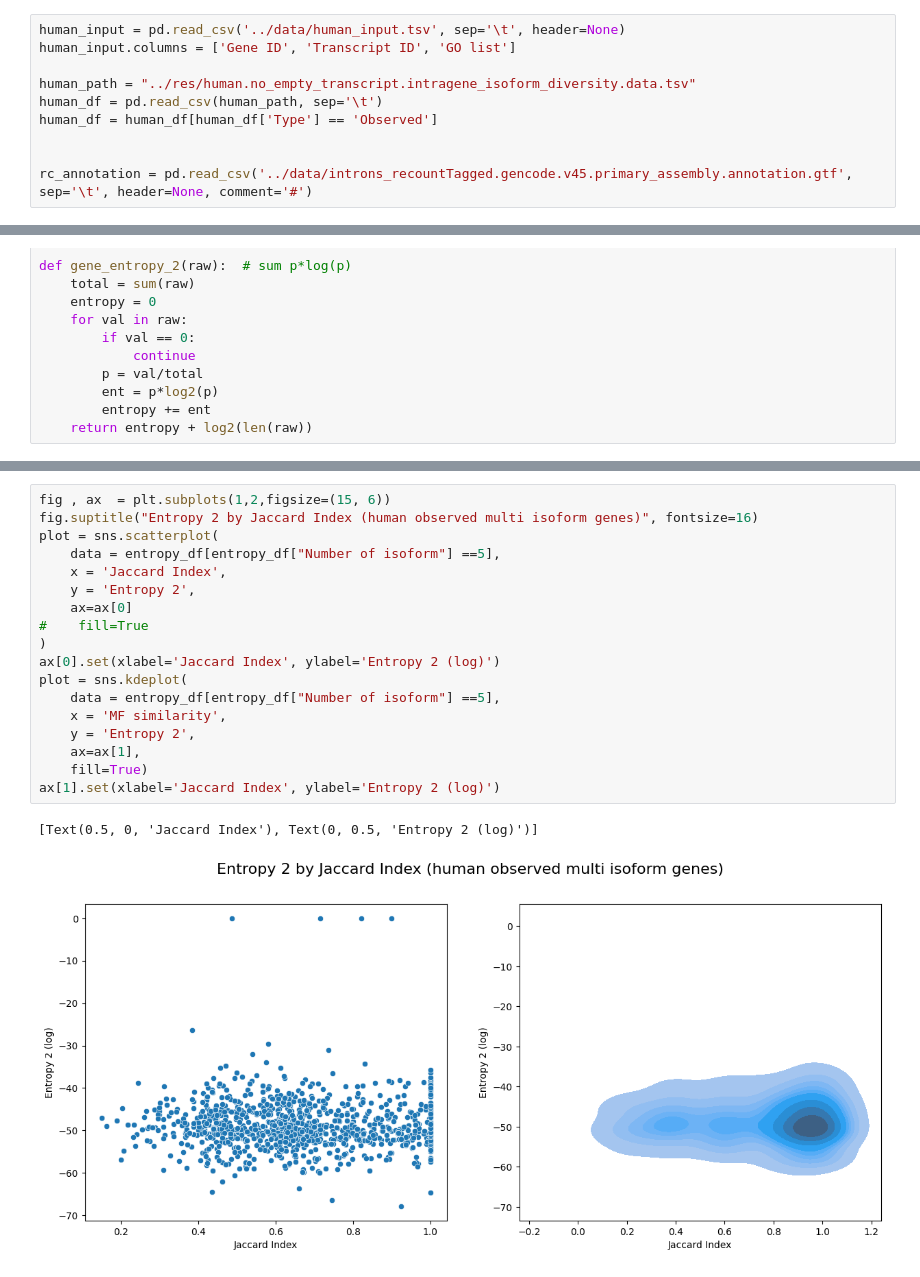
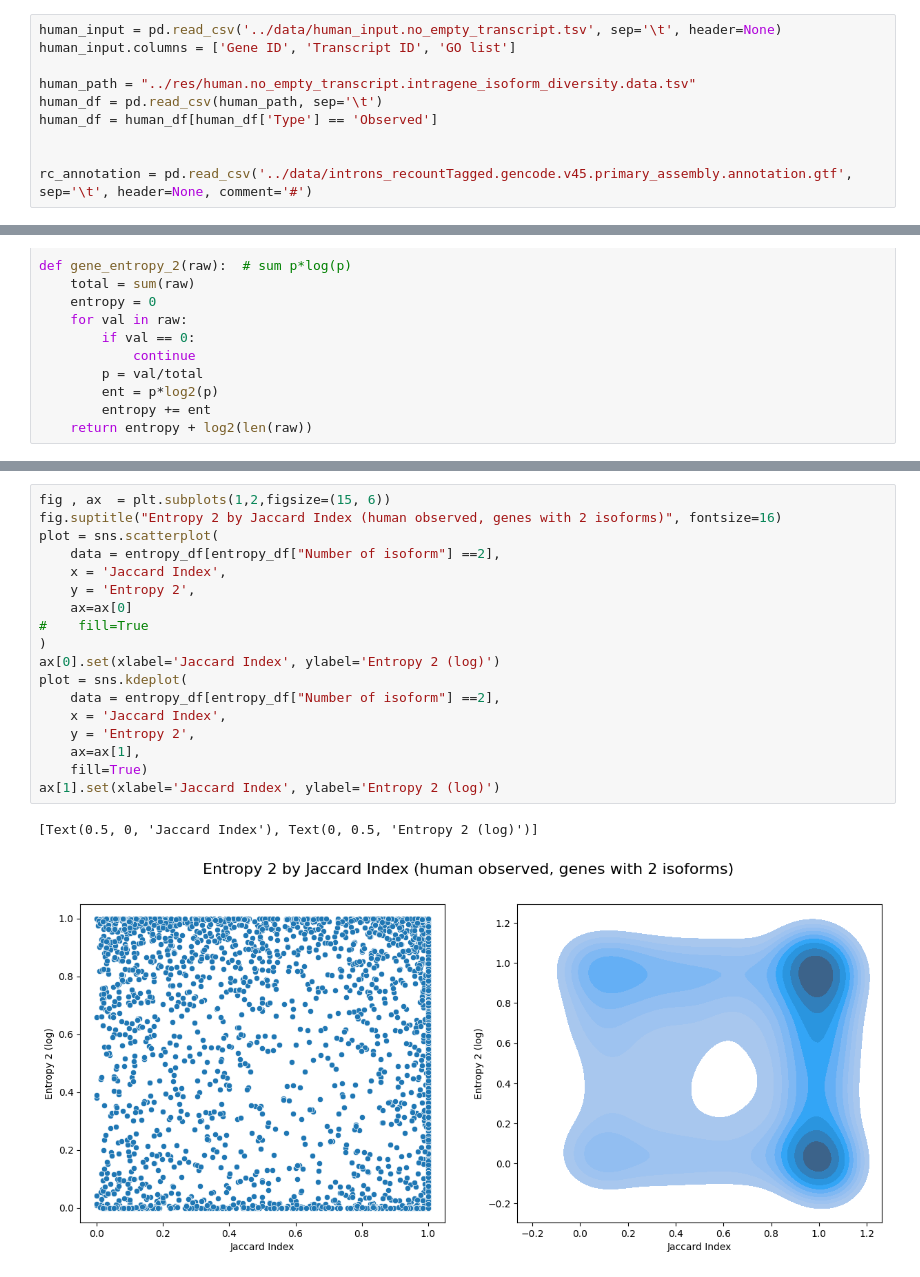
Before and after one commit to pierregerenton/intrinsicgenediversity, a Jupyter notebook: src/entropy_analysis_no_empty_transcript.ipynb, the cells around one changed output, grey strips where cells are left out. Drawn from its saved outputs; the diff is of its cells as text.

```diff
--- a/src/entropy_analysis_no_empty_transcript.ipynb
+++ b/src/entropy_analysis_no_empty_transcript.ipynb
@@ -4,7 +4,7 @@ from math import log2
 import seaborn as sns
 import matplotlib.pyplot as plt
 # %%
-human_input = pd.read_csv('../data/human_input.tsv', sep='\t', header=None)
+human_input = pd.read_csv('../data/human_input.no_empty_transcript.tsv', sep='\t', header=None)
 human_input.columns = ['Gene ID', 'Transcript ID', 'GO list']
 
 human_path = "../res/human.no_empty_transcript.intragene_isoform_diversity.data.tsv"
@@ -248,21 +248,21 @@ ax[1].set(xlabel='Jaccard Index', ylabel='Entropy 1 (log)')
 # %%
 fig , ax  = plt.subplots(1,2,figsize=(15, 6))
-fig.suptitle("Entropy 2 by Jaccard Index (human observed multi isoform genes)", fontsize=16)
+fig.suptitle("Entropy 2 by Jaccard Index (human observed, genes with 2 isoforms)", fontsize=16)
 plot = sns.scatterplot(
-    data = entropy_df[entropy_df["Number of isoform"] ==5],
+    data = entropy_df[entropy_df["Number of isoform"] ==2],
     x = 'Jaccard Index',
     y = 'Entropy 2',
     ax=ax[0]
 #    fill=True
 )
 ax[0].set(xlabel='Jaccard Index', ylabel='Entropy 2 (log)')
 plot = sns.kdeplot(
-    data = entropy_df[entropy_df["Number of isoform"] ==5],
-    x = 'MF similarity',
+    data = entropy_df[entropy_df["Number of isoform"] ==2],
+    x = 'Jaccard Index',
     y = 'Entropy 2',
     ax=ax[1],
     fill=True)
 ax[1].set(xlabel='Jaccard Index', ylabel='Entropy 2 (log)')
 # %% [output]
 [Text(0.5, 0, 'Jaccard Index'), Text(0, 0.5, 'Entropy 2 (log)')]
-[figure, old version]
+[figure, new version]
```
Also changed, not shown: parts of 8 cells of this notebook, 4 other files.
